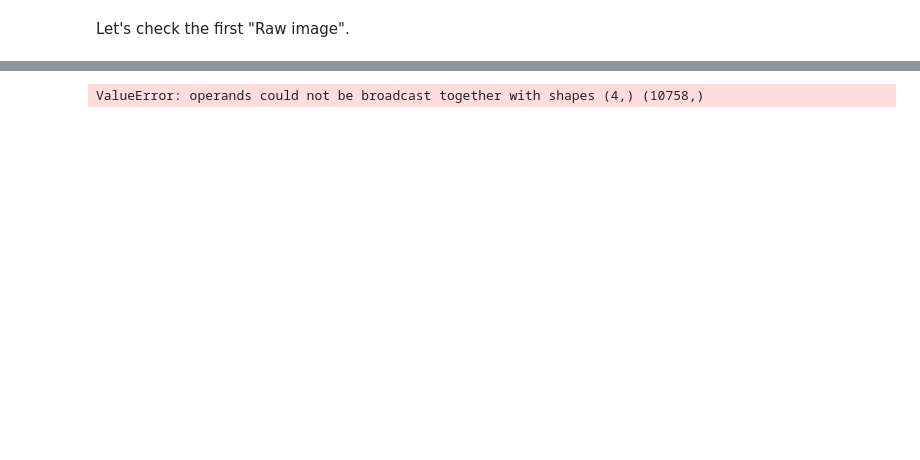
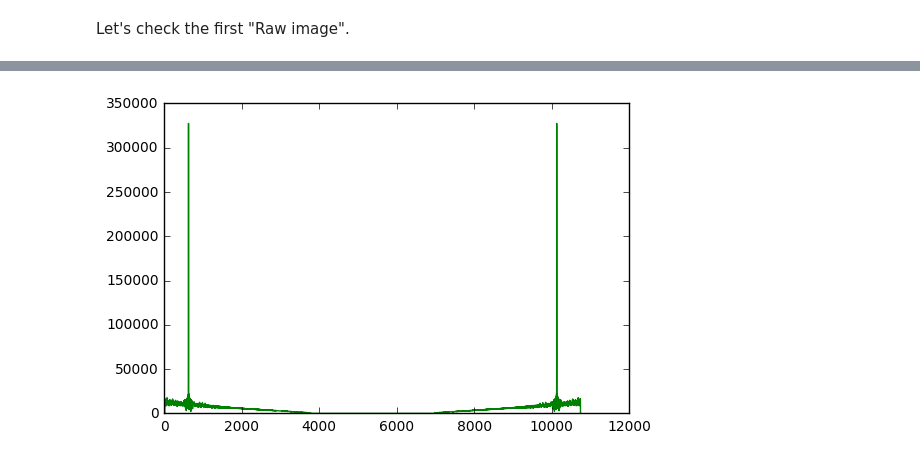
Before and after one commit to echopen/PRJ-medtec_sigproc, a Jupyter notebook: SigProc_101/SigProc-101-pimped.ipynb, the cells around one changed output, grey strips where cells are left out. Cells and saved outputs as stored; diff of their text form; code cells hidden in the pictures; blank space fills up the shorter version.

```diff
--- a/SigProc_101/SigProc-101-pimped.ipynb
+++ b/SigProc_101/SigProc-101-pimped.ipynb
@@ -388,7 +387,7 @@ plt.show()
 # %%
-plt.plot(np.abs(lineFFT+FactorNoiseSignal*NoisedSignal),"g")
+plt.plot(np.abs(lineFFT+FactorNoiseSignal[0]*NoisedSignal),"g")
 #plt.plot(line[1000:8000],"r")
 
 plt.show()
 # %% [output]
-ValueError: operands could not be broadcast together with shapes (4,) (10758,)
+[figure, added]
```
Also changed, not shown: parts of 7 cells of this notebook, 1 other file.
